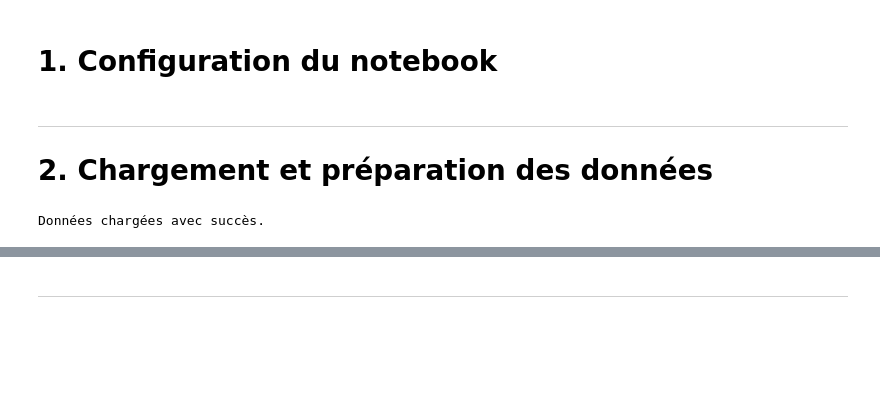
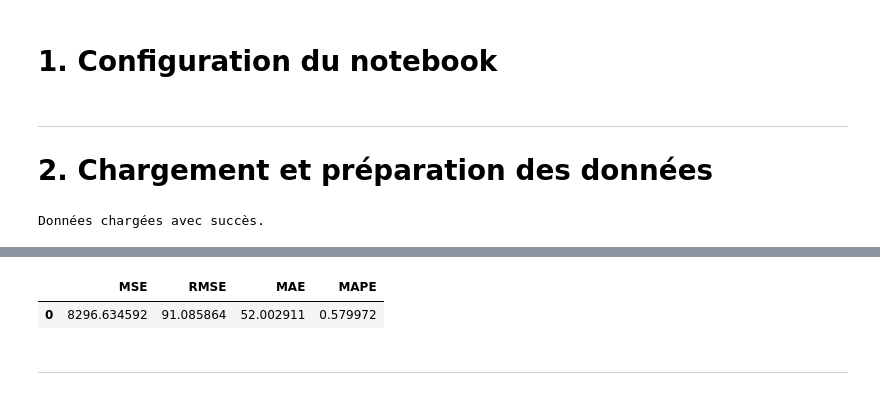
Before and after one commit to lcscaio77/appliances-energy-prediction, a Jupyter notebook: notebooks/04_BRT.ipynb, the cells around one changed output, grey strips where cells are left out. Saved outputs shown, nothing was run; the diff lists cells and outputs as text; code cells hidden in the pictures; blank space fills up the shorter version.

Commit message:
adjust libraries compatibility + BRT model implementation

```diff
--- a/notebooks/04_BRT.ipynb
+++ b/notebooks/04_BRT.ipynb
@@ -236,0 +125,6 @@ param_grid = {
+# %%
+xgb_model_opt = xgb_rsearch.best_estimator_
+# %%
+# Optimisation du modèle résiduel
+dt_rsearch = GridSearchCV(dt_model, dt_param_grid, n_jobs=-1, cv=3, verbose=1)
+dt_rsearch.fit(X_train_init, y_train_init)
@@ -236,0 +138,2 @@ param_grid = {
+# %%
+dt_model_opt = dt_rsearch.best_estimator_
@@ -236,0 +143,9 @@ param_grid = {
+# %%
+results, metrics, metrics_evolution = src.online_window_fit(
+    xgb_model_opt,
+    dt_model_opt,
+    X,
+    y,
+    window_size,
+    step_size
+)
@@ -236,0 +170,5 @@ param_grid = {
+# %%
+metrics
+# %% [output]
+|  | MSE | RMSE | MAE | MAPE |
+| 0 | 8296.634592 | 91.085864 | 52.002911 | 0.579972 |
```
Also changed, not shown: parts of 20 cells of this notebook, 3 other files.
